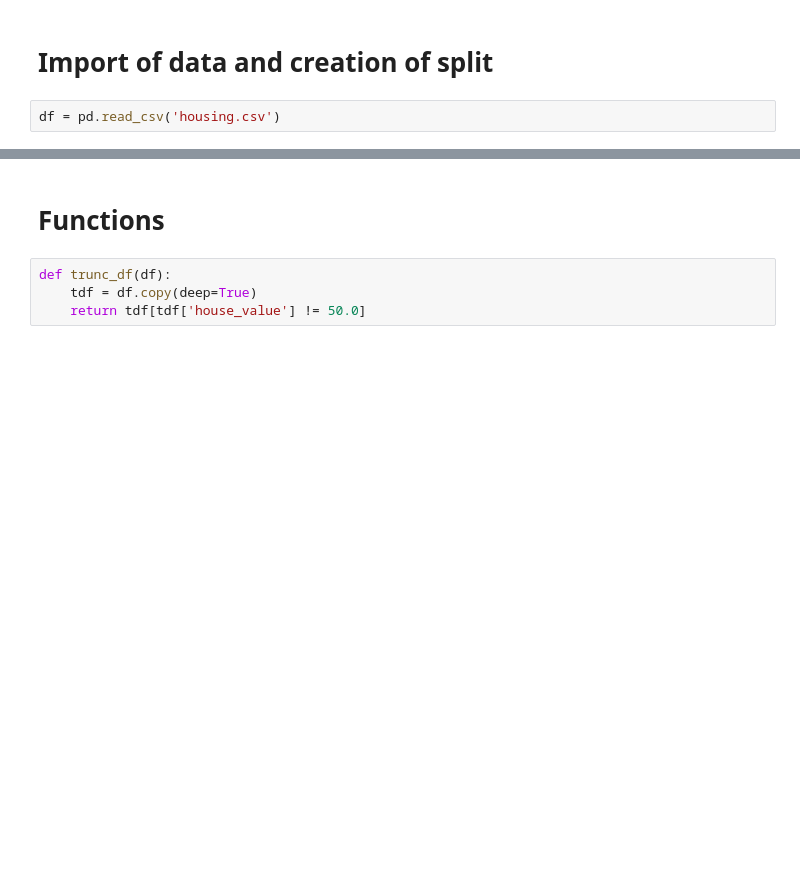
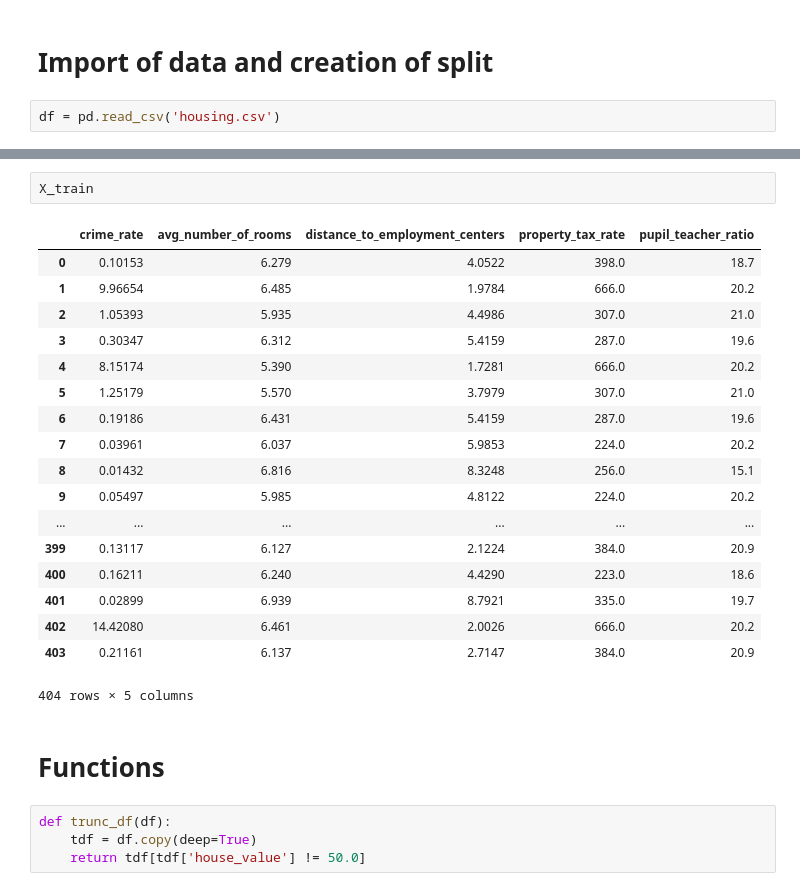
Before and after one commit to jaysttw/uci-housing, a Jupyter notebook: Model Comparison.ipynb, the cells around one changed output, grey strips where cells are left out. Saved outputs shown, nothing was run; the diff lists cells and outputs as text; blank space fills up the shorter version.

```diff
--- a/Model Comparison.ipynb
+++ b/Model Comparison.ipynb
@@ -35,6 +37,27 @@ print(f"{y_test.shape}")
 (404,)
 (101, 5)
 (101,)
+# %%
+X_train
+# %% [output]
+|  | crime_rate | avg_number_of_rooms | distance_to_employment_centers | property_tax_rate | pupil_teacher_ratio |
+| 0 | 0.10153 | 6.279 | 4.0522 | 398.0 | 18.7 |
+| 1 | 9.96654 | 6.485 | 1.9784 | 666.0 | 20.2 |
+| 2 | 1.05393 | 5.935 | 4.4986 | 307.0 | 21.0 |
+| 3 | 0.30347 | 6.312 | 5.4159 | 287.0 | 19.6 |
+| 4 | 8.15174 | 5.390 | 1.7281 | 666.0 | 20.2 |
+| 5 | 1.25179 | 5.570 | 3.7979 | 307.0 | 21.0 |
+| 6 | 0.19186 | 6.431 | 5.4159 | 287.0 | 19.6 |
+| 7 | 0.03961 | 6.037 | 5.9853 | 224.0 | 20.2 |
+| 8 | 0.01432 | 6.816 | 8.3248 | 256.0 | 15.1 |
+| 9 | 0.05497 | 5.985 | 4.8122 | 224.0 | 20.2 |
+| ... | ... | ... | ... | ... | ... |
+| 399 | 0.13117 | 6.127 | 2.1224 | 384.0 | 20.9 |
+| 400 | 0.16211 | 6.240 | 4.4290 | 223.0 | 18.6 |
+| 401 | 0.02899 | 6.939 | 8.7921 | 335.0 | 19.7 |
+| 402 | 14.42080 | 6.461 | 2.0026 | 666.0 | 20.2 |
+| 403 | 0.21161 | 6.137 | 2.7147 | 384.0 | 20.9 |
+404 rows × 5 columns
 # %% [markdown]
 # Functions
 # %%
```
Also changed, not shown: parts of 24 cells of this notebook, 4 other files.
